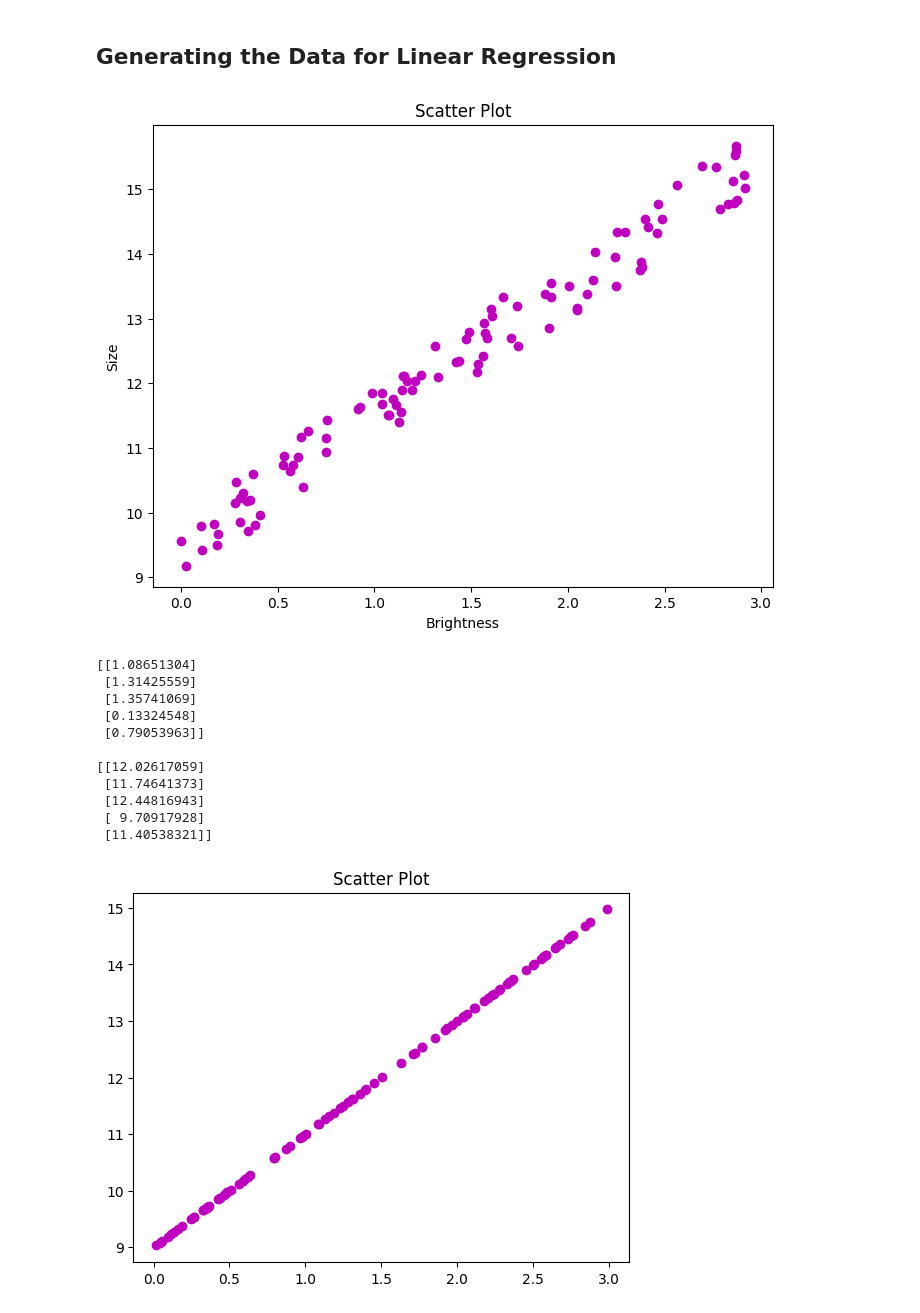
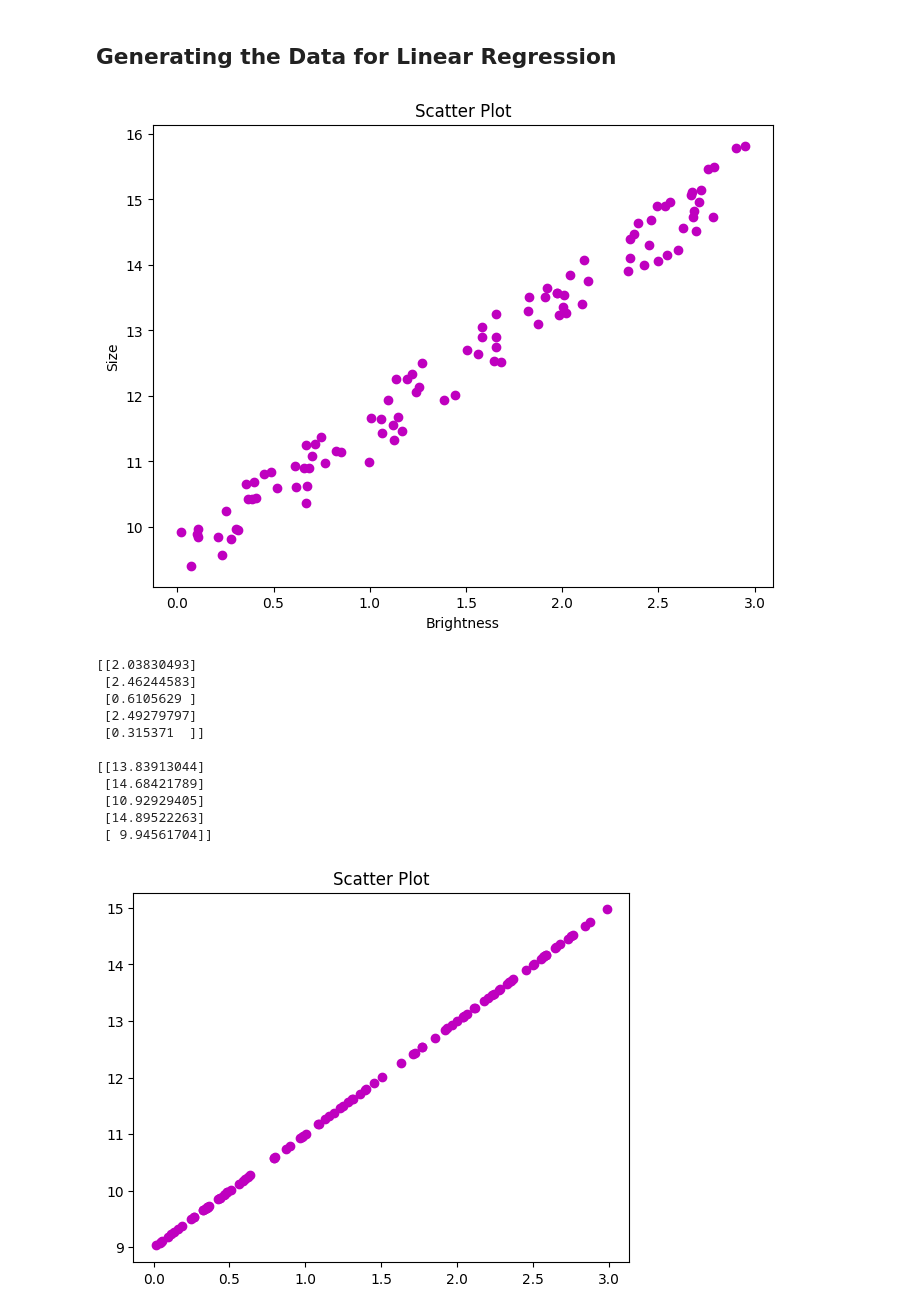
Before and after one commit to MauricioRPF/Spartificial_ML, a Jupyter notebook: W3S3.ipynb, the cells around one changed output. Cells and saved outputs as stored; diff of their text form; code cells hidden in the pictures.

```diff
--- a/W3S3.ipynb
+++ b/W3S3.ipynb
@@ -32,47 +32,47 @@ import pandas as pd
 # %%
 # Use seed value of 100 so that everyone gets the same output!
 
 
 # Generating Randomized dataset --> X_train and y_train
 '''
 X_train = 3*random numbers between 0 and 1 of shape (100, 1)
 y_train = 9 + 2*X_train + noise, where noise is a random number between 0 and 1 and its shape is (100, 1)
 The noise will allow to have some randomness in output instead of it simply being in a straight line
 
 Our goal of this session is to train ML model --> Linear Regression to predict the values of 9 and 2 in y_train
 In reality, we don't have y_train formula. Hence, we make ML model to predict what should be the formula!
 '''
-x_train = np.random.random((100,1))*3
+x_train = 3*np.random.random(size=(100,1))
 noise = np.random.random((100,1))
 y_train = 9 + 2*x_train + noise
 
 # Scatter plot --> Figsize is (8,6), Xlabel is brightness, ylabel is Size, add title
 
 plt.figure(figsize=(8,6))
 plt.scatter(x_train,y_train,color='m')
 plt.title('Scatter Plot')
 plt.xlabel('Brightness')
 plt.ylabel('Size')
 plt.show()
 # %% [output]
-[figure, old version]
+[figure, new version]
 # %%
 # Print first 5 values in X_train and y_train
 print(x_train[:5])
 print()
 print(y_train[:5])
 # %% [output]
-[[1.08651304]
- [1.31425559]
- [1.35741069]
- [0.13324548]
- [0.79053963]]
+[[2.03830493]
+ [2.46244583]
+ [0.6105629 ]
+ [2.49279797]
+ [0.315371  ]]
 
-[[12.02617059]
- [11.74641373]
- [12.44816943]
- [ 9.70917928]
- [11.40538321]]
+[[13.83913044]
+ [14.68421789]
+ [10.92929405]
+ [14.89522263]
+ [ 9.94561704]]
 # %%
 # Check what happens if you remove the noise! --> Remove noise from the y_train and plot again
 noiseless_y_train = 9 + 2*x_train
```
Also changed, not shown: parts of 17 cells of this notebook.
